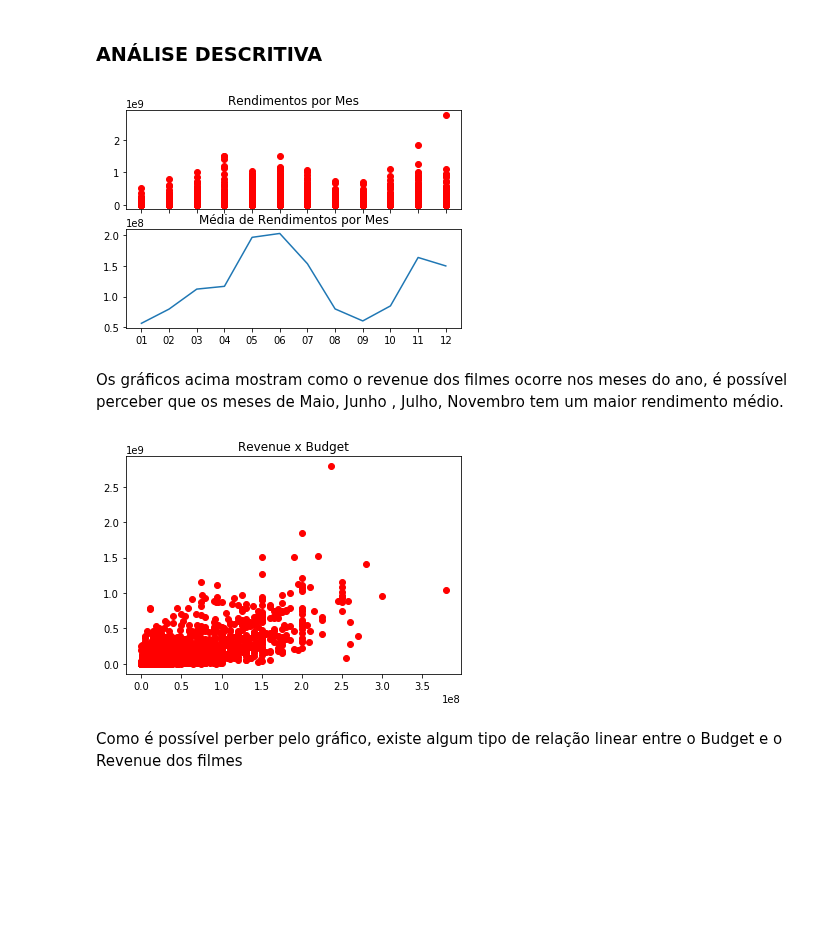
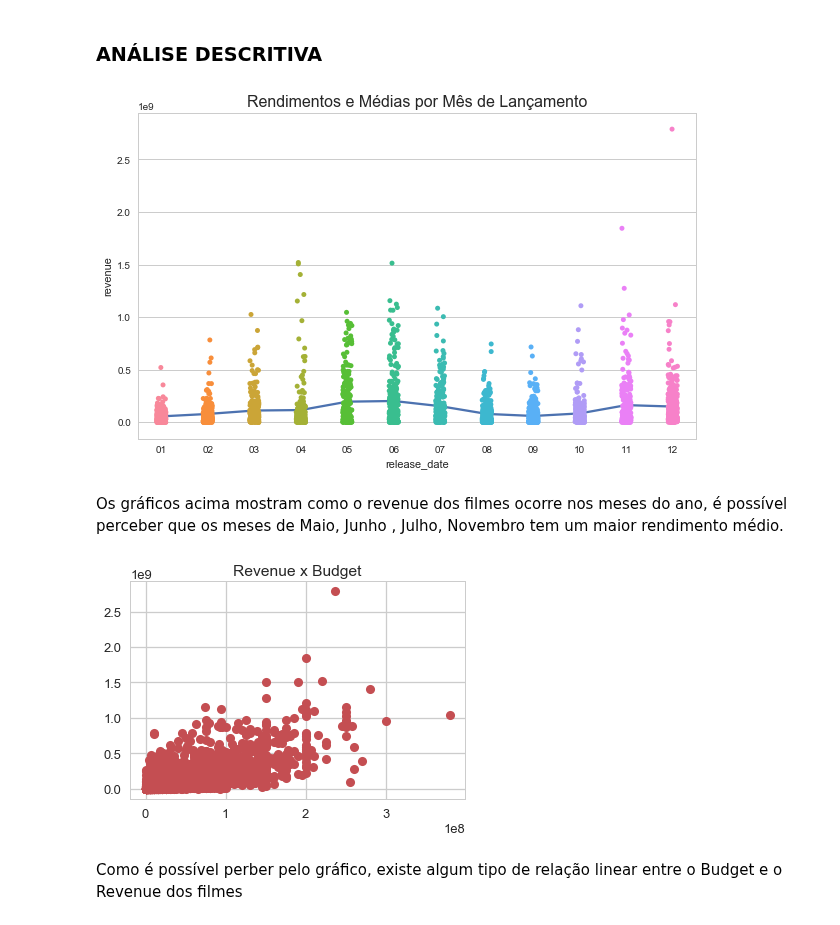
Before and after one commit to guipleite/DPCD, a Jupyter notebook: Projeto3/Projeto3 Layout.ipynb, the cells around one changed output. Drawn from its saved outputs; the diff is of its cells as text; code cells hidden in the pictures; blank space fills up the shorter version.

```diff
--- a/Projeto3/Projeto3 Layout.ipynb
+++ b/Projeto3/Projeto3 Layout.ipynb
@@ -55,26 +57,26 @@ See the caveats in the documentation: http://pandas.pydata.org/pandas-docs/stabl
 # %% [markdown]
 ### ANÁLISE DESCRITIVA
 # %%
-f, axarr = plt.subplots(2, sharex=True)
+sns.set(style="whitegrid", color_codes=True)
+a4_dims = (10, 6)
+fig, ax = plt.subplots(figsize=a4_dims)
+plt.title('Rendimentos e Médias por Mês de Lançamento', fontsize=16)
+sns.set_context("talk")
+sns.stripplot(x="release_date", y="revenue", data=nndf, jitter=True);
 
-Y = nndf['revenue']
-X = nndf[['release_date']]
-axarr[0].plot(X,Y,'ro')
-axarr[0].set_title('Rendimentos por Mes')
-
-X2  = ['01','02','03','04','05','06','07','08','09','10','11','12',]
+X2  = ['01','02','03','04','05','06','07','08','09','10','11','12',]#ordena os meses
+#média de cada mês
 Y2 = [nndf.loc[nndf['release_date'] == '01'].mean()[0],nndf.loc[nndf['release_date'] == '02'].mean()[0],
 nndf.loc[nndf['release_date'] == '03'].mean()[0],nndf.loc[nndf['release_date'] == '04'].mean()[0],
 nndf.loc[nndf['release_date'] == '05'].mean()[0],nndf.loc[nndf['release_date'] == '06'].mean()[0],
 nndf.loc[nndf['release_date'] == '07'].mean()[0],nndf.loc[nndf['release_date'] == '08'].mean()[0],
 nndf.loc[nndf['release_date'] == '09'].mean()[0],nndf.loc[nndf['release_date'] == '10'].mean()[0],
 nndf.loc[nndf['release_date'] == '11'].mean()[0],nndf.loc[nndf['release_date'] == '12'].mean()[0]]
-axarr[1].plot(X2,Y2)
-axarr[1].set_title('Média de Rendimentos por Mes')
+plt.plot(X2,Y2)
 
 plt.show()
 # %% [output]
-[figure, old version]
+[figure, new version]
 # %% [markdown]
 Os gráficos acima mostram como o revenue dos filmes ocorre nos meses do ano, é possível perceber que os meses de Maio, Junho , Julho, Novembro tem um maior rendimento médio.
 # %%
@@ -82,7 +84,7 @@ plt.plot(nndf['budget'],nndf['revenue'],'ro')
 plt.title('Revenue x Budget')
 plt.show()
 # %% [output]
-[figure, old version]
+[figure, new version]
 # %% [markdown]
 Como é possível perber pelo gráfico, existe algum tipo de relação linear entre o Budget e o Revenue dos filmes
 # %% [markdown]
```
Also changed, not shown: parts of 17 cells of this notebook.
